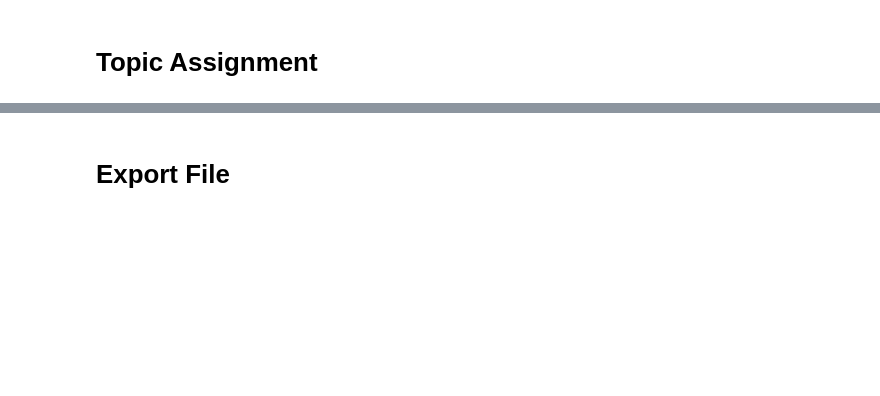
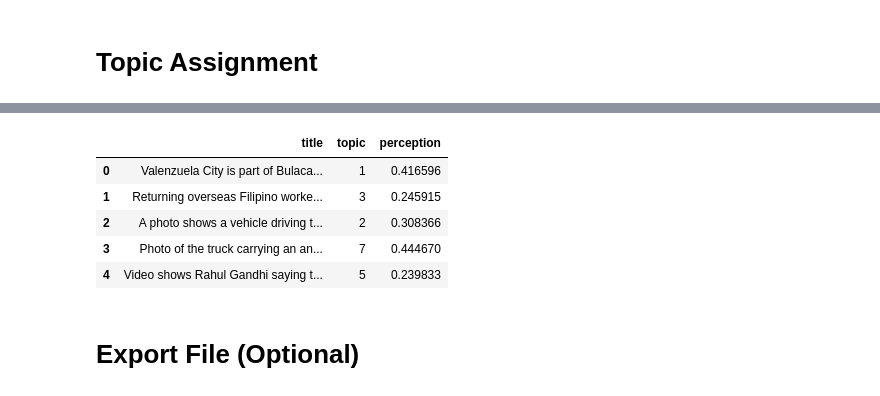
Before and after one commit to DavidKai1999/Stats-170-project, a Jupyter notebook: dataset_preprocessing/Topic Modeling.ipynb, the cells around one changed output, grey strips where cells are left out. Cells and saved outputs as stored; diff of their text form; code cells hidden in the pictures; blank space fills up the shorter version.

```diff
--- a/dataset_preprocessing/Topic Modeling.ipynb
+++ b/dataset_preprocessing/Topic Modeling.ipynb
@@ -187,0 +237,6 @@ new_df.head()
+# %%
+user = 'postgres'
+password = 'Komaeda'
+
+from sqlalchemy import create_engine
+engine = create_engine('postgresql://'+user+':'+password+'@localhost/news')
@@ -188,5 +249,17 @@ new_df.head()
+# %%
+Query = "SELECT * FROM topic"
+topic_df = pd.read_sql_query(Query, con=engine)
+# %%
+topic_df.head()
+# %% [output]
+|  | title | topic | perception |
+| 0 | Valenzuela City is part of Bulaca... | 1 | 0.416596 |
+| 1 | Returning overseas Filipino worke... | 3 | 0.245915 |
+| 2 | A photo shows a vehicle driving t... | 2 | 0.308366 |
+| 3 | Photo of the truck carrying an an... | 7 | 0.444670 |
+| 4 | Video shows Rahul Gandhi saying t... | 5 | 0.239833 |
 # %% [markdown]
-# Export File
+# Export File (Optional)
 # %%
 exportpath = "C:\\Users\\gyiko\\OneDrive - personalmicrosoftsoftware.uci.edu\\STATS\\STATS 170AB\\Project\\datasets\\"
 # %%
```
Also changed, not shown: parts of 16 cells of this notebook, 2 other files.
